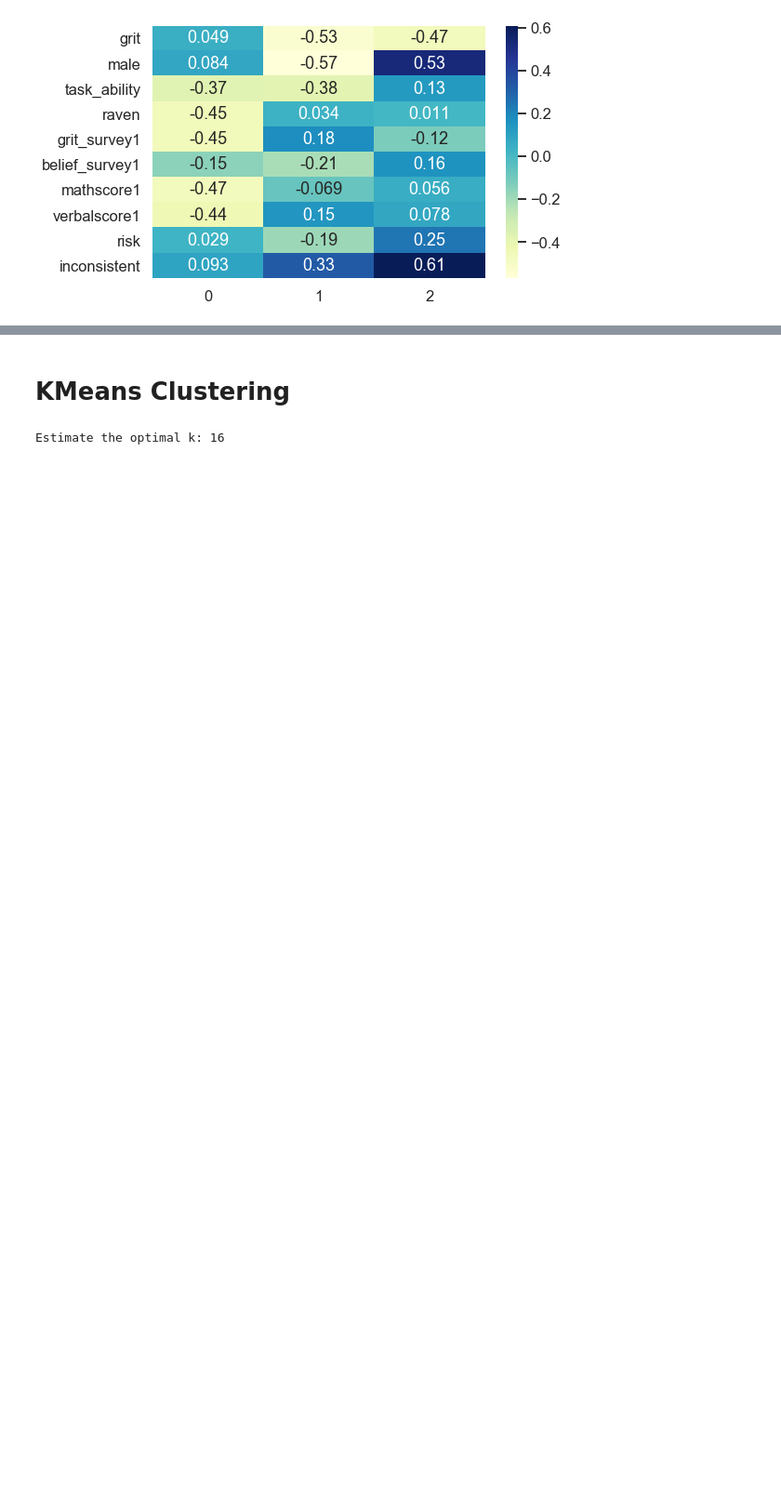
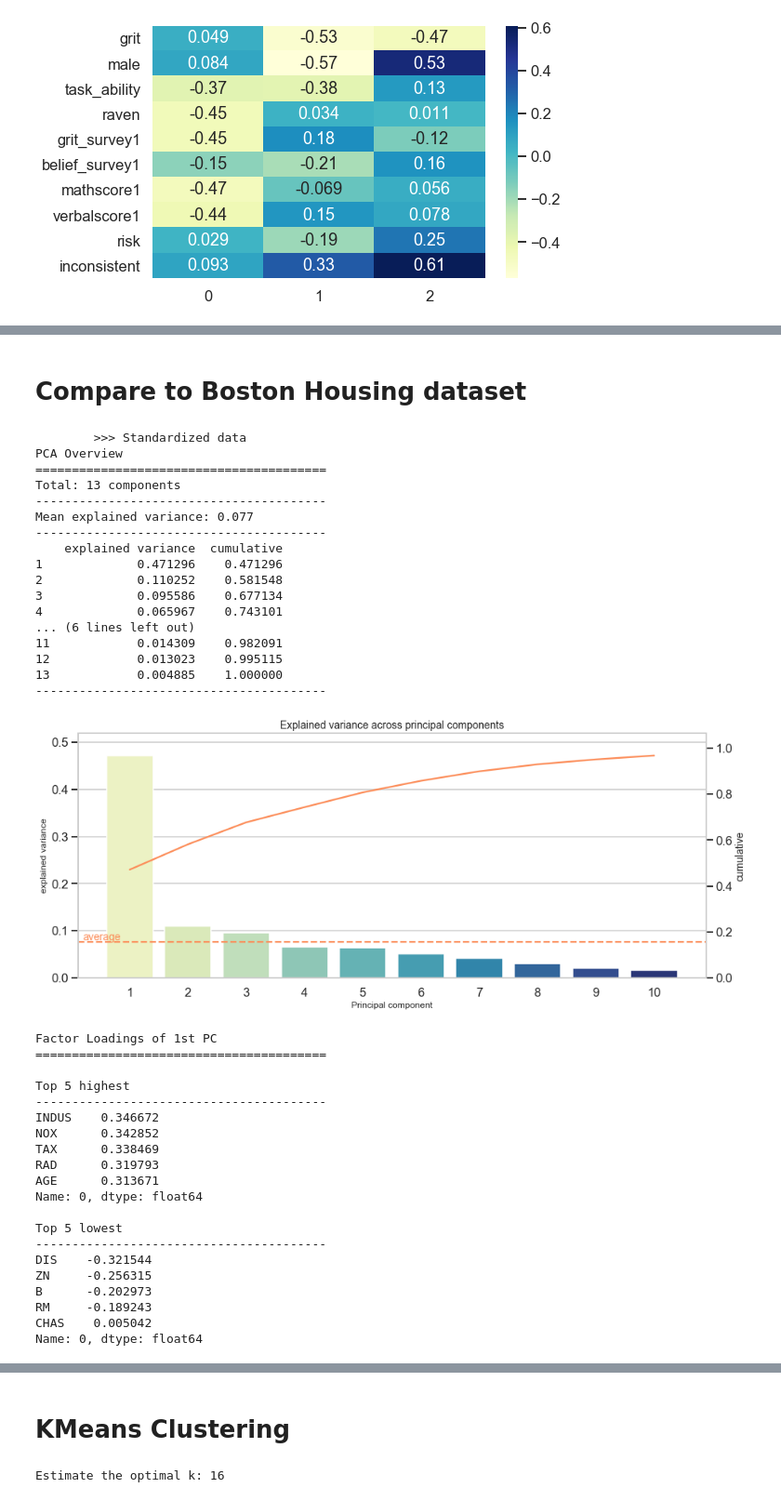
Before and after one commit to philippschmalen/Code-snippets, a Jupyter notebook: PCA_workflow.ipynb, the cells around one changed output, grey strips where cells are left out. Shown at 93% size. Saved outputs shown, nothing was run; the diff lists cells and outputs as text; code cells hidden in the pictures; blank space fills up the shorter version.

```diff
--- a/PCA_workflow.ipynb
+++ b/PCA_workflow.ipynb
@@ -377,0 +496,49 @@ Name: 0, dtype: float64
+# %% [markdown]
+# Compare to Boston Housing dataset
+# %%
+from sklearn import datasets
+
+# import some data to play with
+X_boston, y_boston = datasets.load_boston(return_X_y=True)
+boston_feature_names = datasets.load_boston().feature_names
+X_boston_std = clean_data(pd.DataFrame(X_boston), std=True)
+pca, X_boston_pca = do_pca(X_boston_std, feature_names=boston_feature_names, top_k=5)
+# %% [output]
+        >>> Standardized data
+PCA Overview
+========================================
+Total: 13 components
+----------------------------------------
+Mean explained variance: 0.077
+----------------------------------------
+    explained variance  cumulative
+1             0.471296    0.471296
+2             0.110252    0.581548
+3             0.095586    0.677134
+4             0.065967    0.743101
+... (6 lines left out)
+11            0.014309    0.982091
+12            0.013023    0.995115
+13            0.004885    1.000000
+----------------------------------------
+[figure, added]
+Factor Loadings of 1st PC
+========================================
+
+Top 5 highest
+----------------------------------------
+INDUS    0.346672
+NOX      0.342852
+TAX      0.338469
+RAD      0.319793
+AGE      0.313671
+Name: 0, dtype: float64
+
+Top 5 lowest
+----------------------------------------
+DIS    -0.321544
+ZN     -0.256315
+B      -0.202973
+RM     -0.189243
+CHAS    0.005042
+Name: 0, dtype: float64
```
Also changed, not shown: parts of 36 cells of this notebook, 1 other file.
